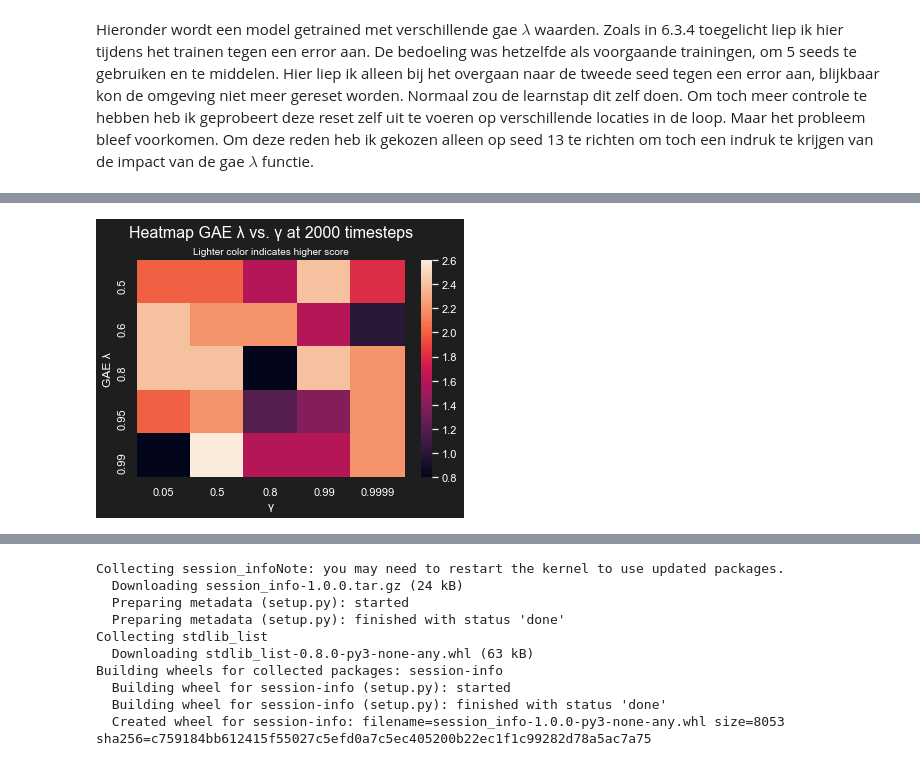
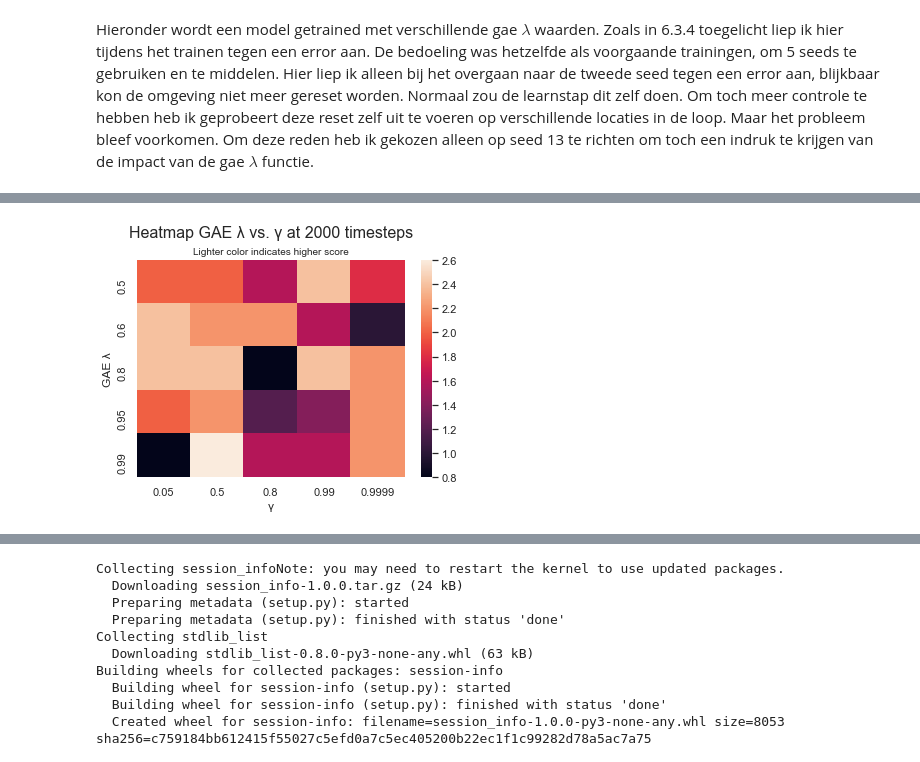
Before and after one commit to MaelvanDijk/PfDS, a Jupyter notebook: RL.ipynb, the cells around one changed output, grey strips where cells are left out. Cells and saved outputs as stored; diff of their text form; code cells hidden in the pictures.

Commit message:
changed image layout

```diff
--- a/RL.ipynb
+++ b/RL.ipynb
@@ -1613,28 +1617,29 @@ else:
 # %%
 # n_epoch parameter visualisation
 m_df = pd.DataFrame(columns=['timesteps', 'results', 'ep_lengths', 'GAE_Lambda', 'Gamma'])
 model_dfs_cleaned = []
 for g in GAE_LAMBDA_LIST:
     for j in GAMMA_OPTIONS:
 
         df_lr = npz_to_dataframe(np.load(fr'Breakout_model\Training_evaluation_npz\PPO_seed_13gamma_{j}gae_factor_{g}\evaluations.npz'))
         df_lr['GAE λ'] = g
         df_lr['γ'] = j
         df_lr = df_lr[df_lr['timesteps'] == 2000]
         m_df = m_df.append(df_lr)
 
 m_df_pivot = m_df[['GAE λ', 'γ', 'results']].pivot('GAE λ', 'γ', 'results')
 
 rc =  {
     'axes.labelcolor': 'white'
     ,'figure.facecolor': '#1e1e1e'
     , 'text.color': 'white'
     , 'xtick.color': 'white'
     , 'ytick.color': 'white'
     }
-sns.set_theme(rc=rc)
+sns.set_theme()
 sns.heatmap(m_df_pivot, cmap= 'rocket')
 plt.title('Lighter color indicates higher score', fontsize= 10)
 plt.suptitle('Heatmap GAE λ vs. γ at 2000 timesteps', y=1.0, x=0.435, fontsize= 16);
+plt.savefig(r'visualisatie\PPO_model_GAE_lambda_comparison')
 # %% [output]
-[figure, old version]
+[figure, new version]
```
Also changed, not shown: parts of 3 cells of this notebook, 1 other file.
